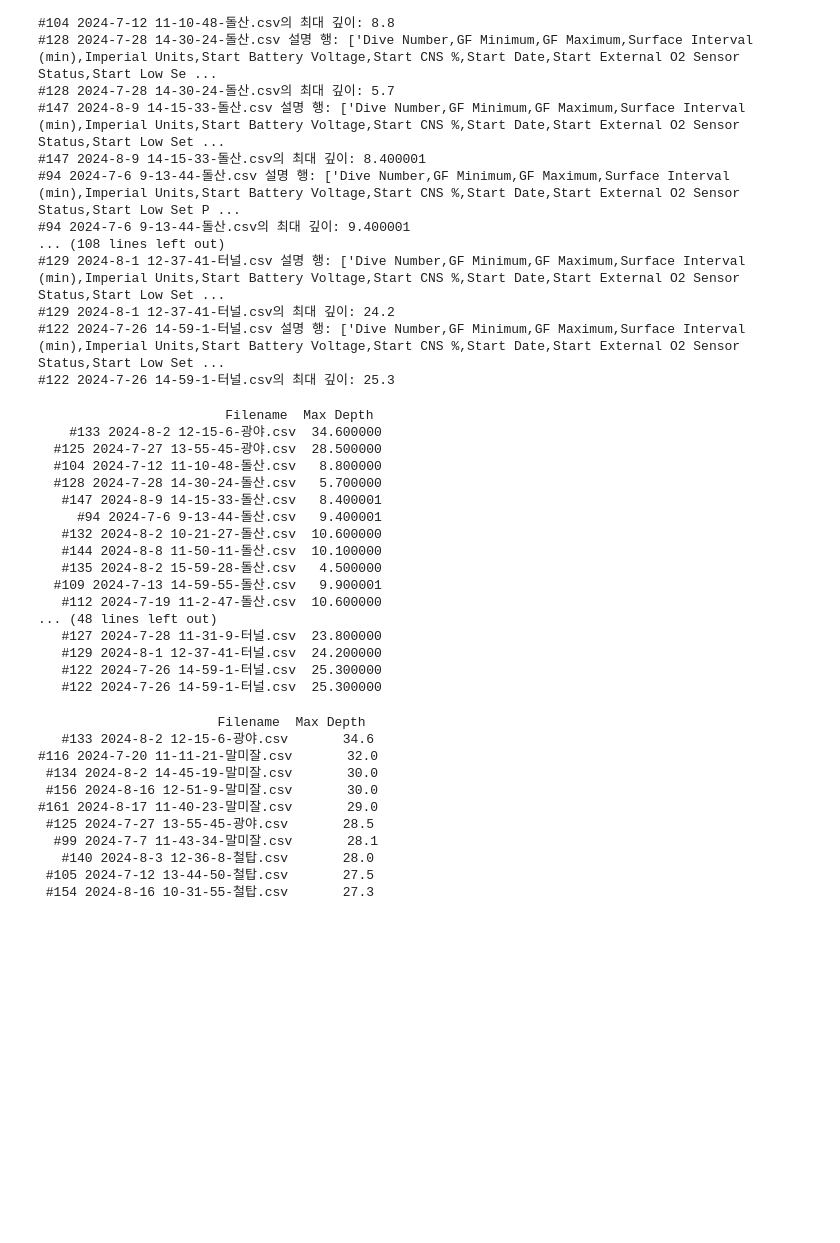
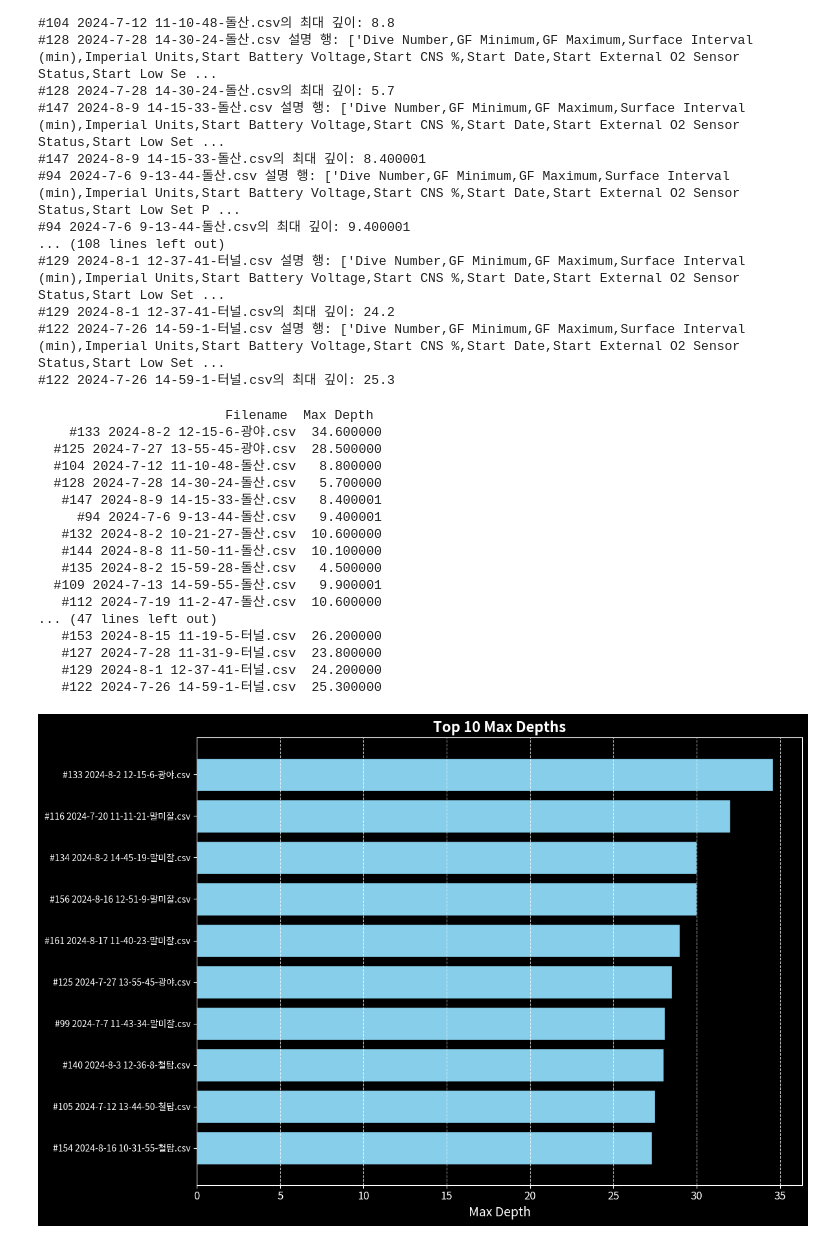
Before and after one commit to Eisenberg1113/data-analysis, a Jupyter notebook: main.ipynb, the cells around one changed output. Cells and saved outputs as stored; diff of their text form; code cells hidden in the pictures; blank space fills up the shorter version.

```diff
--- a/main.ipynb
+++ b/main.ipynb
@@ -59,14 +59,6 @@ for folder in folders:
 #122 2024-7-26 14-59-1-터널.csv 설명 행: ['Dive Number,GF Minimum,GF Maximum,Surface Interval (min),Imperial Units,Start Battery Voltage,Start CNS %,Start Date,Start External O2 Sensor Status,Start Low Set ...
 #122 2024-7-26 14-59-1-터널.csv의 최대 깊이: 25.3
 # %%
- # Max Depth 찾기
-possible_columns = ['Max Depth', 'Depth', 'Maximum Depth']
-max_depth_column = next((col for col in possible_columns if col in df.columns), None)
-if max_depth_column:
-    max_depth = df[max_depth_column].max()
-    max_depths.append((filename, max_depth))
-else:
-    print("null")
 # 최대 깊이 정보 요약
 if max_depths:
     max_depths_df = pd.DataFrame(max_depths, columns=['Filename', 'Max Depth'])
@@ -87,27 +79,23 @@ else:
    #135 2024-8-2 15-59-28-돌산.csv   4.500000
   #109 2024-7-13 14-59-55-돌산.csv   9.900001
    #112 2024-7-19 11-2-47-돌산.csv  10.600000
-... (48 lines left out)
+... (47 lines left out)
+   #153 2024-8-15 11-19-5-터널.csv  26.200000
    #127 2024-7-28 11-31-9-터널.csv  23.800000
    #129 2024-8-1 12-37-41-터널.csv  24.200000
    #122 2024-7-26 14-59-1-터널.csv  25.300000
-   #122 2024-7-26 14-59-1-터널.csv  25.300000
 # %%
-# 최대 수심이 깊은 상위 1-10위
-if max_depths:
-    max_depths_df = pd.DataFrame(max_depths, columns=['Filename', 'Max Depth'])
-    top_10_max_depths = max_depths_df.nlargest(10, 'Max Depth')
-    print(top_10_max_depths.to_string(index=False))
+# 시각화 추가
+plt.figure(figsize=(12, 8))  # 그래프 크기 조정
+plt.barh(top_10_max_depths['Filename'], top_10_max_depths['Max Depth'], color='skyblue', edgecolor='black')
+plt.xlabel('Max Depth', fontsize=14)
+plt.title('Top 10 Max Depths', fontsize=16, fontweight='bold')
+plt.xticks(fontsize=12)
+plt.yticks(fontsize=10)
+plt.gca().invert_yaxis()  # 수평 막대그래프에서 큰 값이 위로 오도록 설정
+plt.grid(axis='x', linestyle='--', alpha=0.7)  # 가독성을 위한 그리드 추가
+plt.tight_layout()
+plt.show()
 # %% [output]
-                       Filename  Max Depth
-   #133 2024-8-2 12-15-6-광야.csv       34.6
-#116 2024-7-20 11-11-21-말미잘.csv       32.0
- #134 2024-8-2 14-45-19-말미잘.csv       30.0
- #156 2024-8-16 12-51-9-말미잘.csv       30.0
-#161 2024-8-17 11-40-23-말미잘.csv       29.0
- #125 2024-7-27 13-55-45-광야.csv       28.5
-  #99 2024-7-7 11-43-34-말미잘.csv       28.1
-   #140 2024-8-3 12-36-8-철탑.csv       28.0
- #105 2024-7-12 13-44-50-철탑.csv       27.5
- #154 2024-8-16 10-31-55-철탑.csv       27.3
+[figure, added]
 # %%
```
Also changed, not shown: parts of 2 cells of this notebook.
